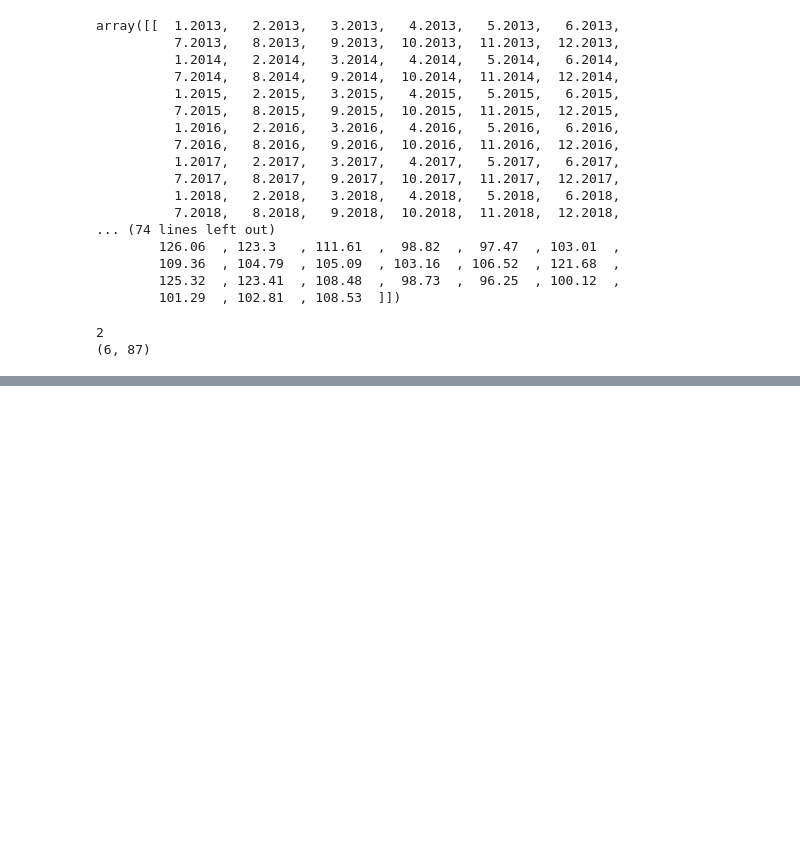
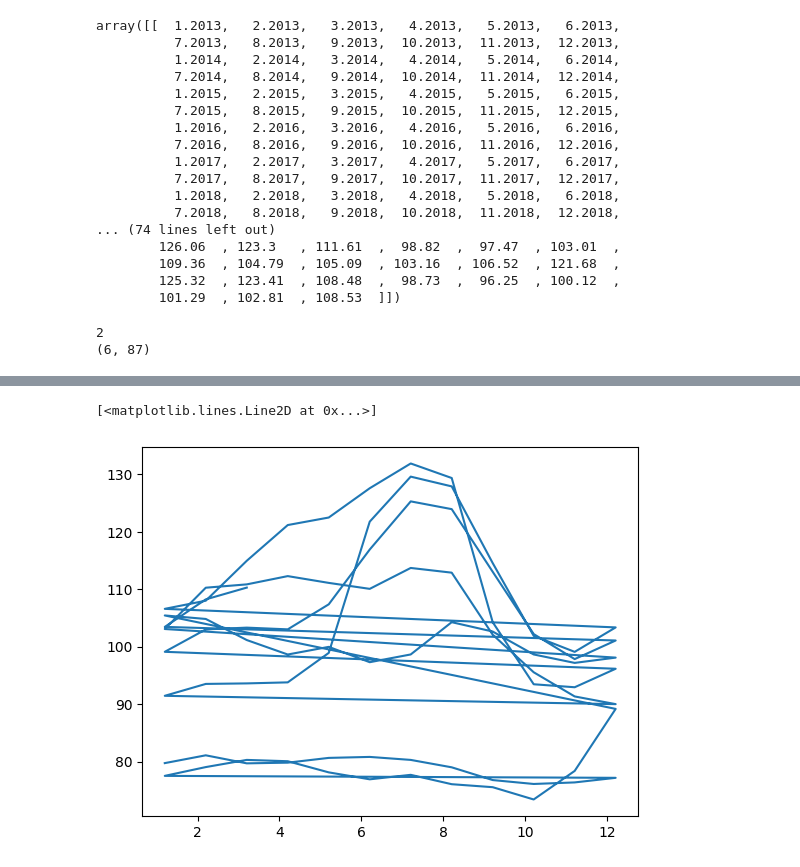
Before and after one commit to Brayan8Ch/pythonLearning, a Jupyter notebook: dia1.ipynb, the cells around one changed output, grey strips where cells are left out. Drawn from its saved outputs; the diff is of its cells as text; code cells hidden in the pictures; blank space fills up the shorter version.

```diff
--- a/dia1.ipynb
+++ b/dia1.ipynb
@@ -57,0 +130,5 @@ datos_transpuestos = (datos.T)
+# %%
+plt.plot(fechas, precios[:,0])
+# %% [output]
+[<matplotlib.lines.Line2D at 0x...>]
+[figure, added]
```
Also changed, not shown: parts of 11 cells of this notebook.
